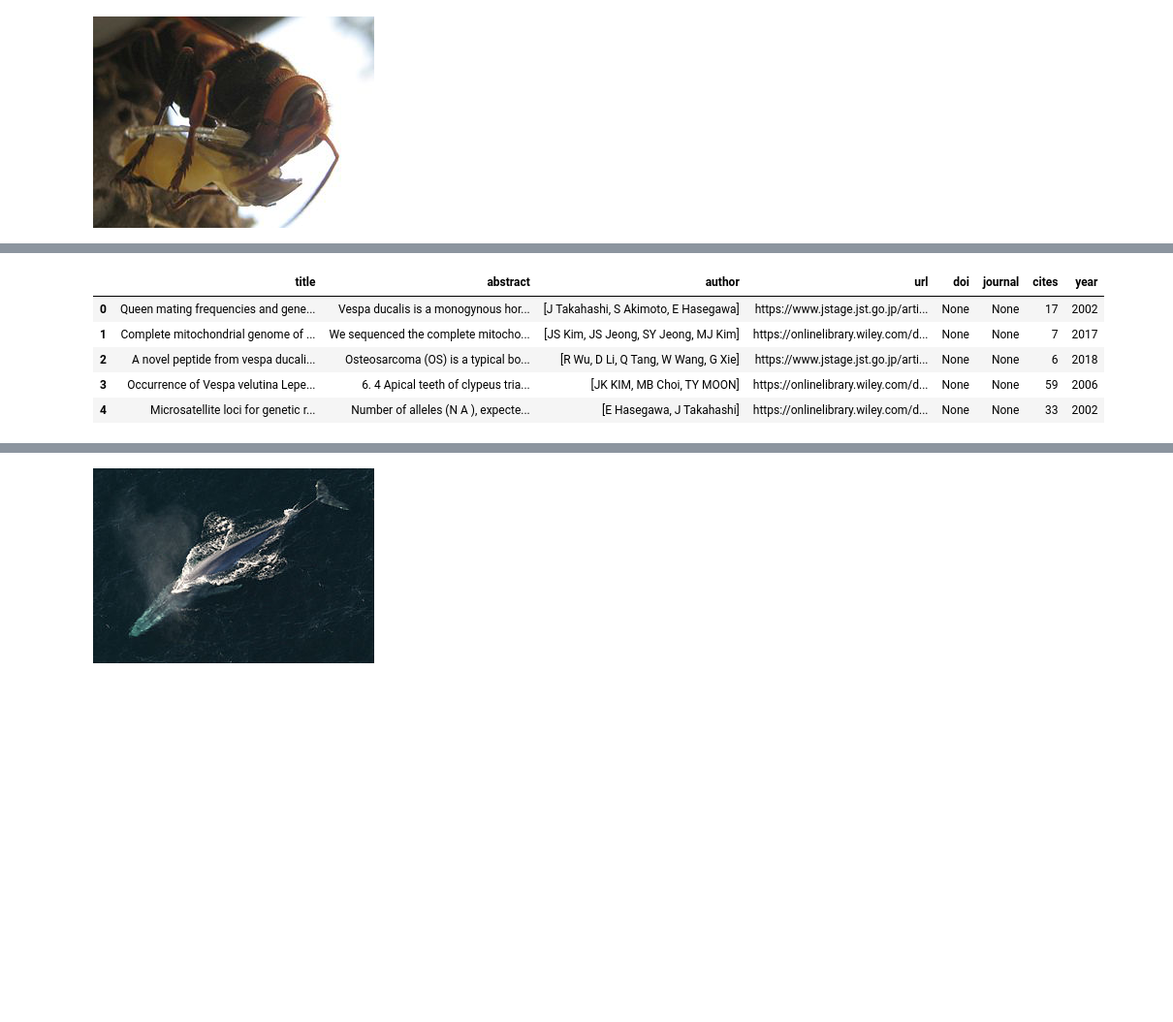
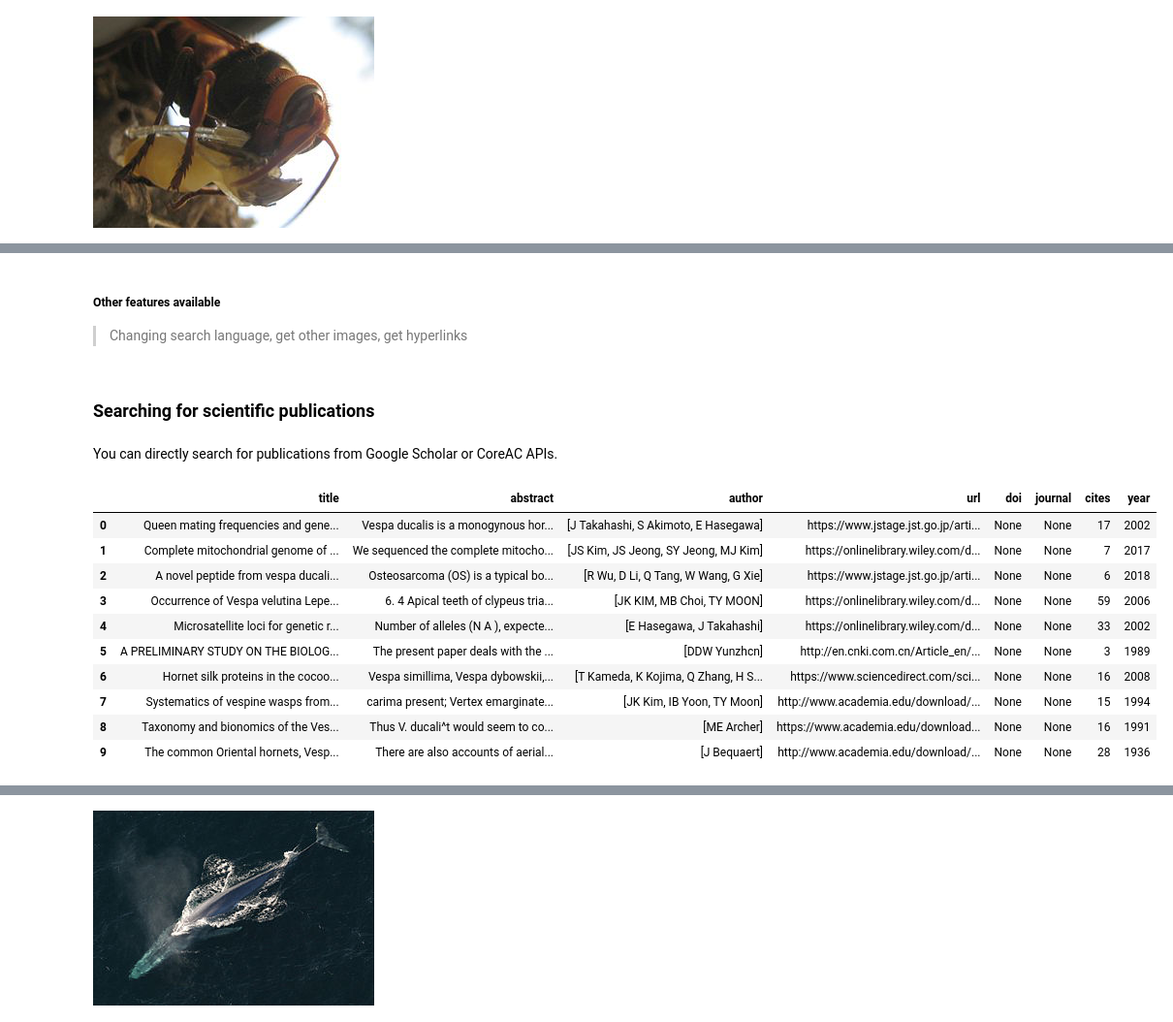
Before and after one commit to dataforgoodfr/batch8_ceebios, a Jupyter notebook: notebooks/20201010 - Pokedex python library.ipynb, the cells around one changed output, grey strips where cells are left out. Shown: that part at 97% size. Saved outputs shown, nothing was run; the diff lists cells and outputs as text; code cells hidden in the pictures; blank space fills up the shorter version.

Commit message:
Harmonizing access to google scholar and CoreAC

```diff
--- a/notebooks/20201010 - Pokedex python library.ipynb
+++ b/notebooks/20201010 - Pokedex python library.ipynb
@@ -47,9 +95,22 @@ pubs = vespa.search_publications()
-# %%
-pd.DataFrame([x.to_dict() for x in pubs])
-# %% [output]
-|  | title | abstract | author | url | doi | journal | cites | year |
-| 0 | Queen mating frequencies and gene... | Vespa ducalis is a monogynous hor... | [J Takahashi, S Akimoto, E Hasegawa] | https://www.jstage.jst.go.jp/arti... | None | None | 17 | 2002 |
-| 1 | Complete mitochondrial genome of ... | We sequenced the complete mitocho... | [JS Kim, JS Jeong, SY Jeong, MJ Kim] | https://onlinelibrary.wiley.com/d... | None | None | 7 | 2017 |
-| 2 | A novel peptide from vespa ducali... | Osteosarcoma (OS) is a typical bo... | [R Wu, D Li, Q Tang, W Wang, G Xie] | https://www.jstage.jst.go.jp/arti... | None | None | 6 | 2018 |
-| 3 | Occurrence of Vespa velutina Lepe... | 6. 4 Apical teeth of clypeus tria... | [JK KIM, MB Choi, TY MOON] | https://onlinelibrary.wiley.com/d... | None | None | 59 | 2006 |
-| 4 | Microsatellite loci for genetic r... | Number of alleles (N A ), expecte... | [E Hasegawa, J Takahashi] | https://onlinelibrary.wiley.com/d... | None | None | 33 | 2002 |
+# %% [markdown]
+##### Other features available
+> Changing search language, get other images, get hyperlinks
+# %% [markdown]
+### Searching for scientific publications
+# %% [markdown]
+You can directly search for publications from Google Scholar or CoreAC APIs.
+# %%
+publications = vespa.search_publications(n = 10,as_df = True,source = "google")
+publications
+# %% [output]
+|  | title | abstract | author | url | doi | journal | cites | year |
+| 0 | Queen mating frequencies and gene... | Vespa ducalis is a monogynous hor... | [J Takahashi, S Akimoto, E Hasegawa] | https://www.jstage.jst.go.jp/arti... | None | None | 17 | 2002 |
+| 1 | Complete mitochondrial genome of ... | We sequenced the complete mitocho... | [JS Kim, JS Jeong, SY Jeong, MJ Kim] | https://onlinelibrary.wiley.com/d... | None | None | 7 | 2017 |
+| 2 | A novel peptide from vespa ducali... | Osteosarcoma (OS) is a typical bo... | [R Wu, D Li, Q Tang, W Wang, G Xie] | https://www.jstage.jst.go.jp/arti... | None | None | 6 | 2018 |
+| 3 | Occurrence of Vespa velutina Lepe... | 6. 4 Apical teeth of clypeus tria... | [JK KIM, MB Choi, TY MOON] | https://onlinelibrary.wiley.com/d... | None | None | 59 | 2006 |
+| 4 | Microsatellite loci for genetic r... | Number of alleles (N A ), expecte... | [E Hasegawa, J Takahashi] | https://onlinelibrary.wiley.com/d... | None | None | 33 | 2002 |
+| 5 | A PRELIMINARY STUDY ON THE BIOLOG... | The present paper deals with the ... | [DDW Yunzhcn] | http://en.cnki.com.cn/Article_en/... | None | None | 3 | 1989 |
+| 6 | Hornet silk proteins in the cocoo... | Vespa simillima, Vespa dybowskii,... | [T Kameda, K Kojima, Q Zhang, H S... | https://www.sciencedirect.com/sci... | None | None | 16 | 2008 |
+| 7 | Systematics of vespine wasps from... | carima present; Vertex emarginate... | [JK Kim, IB Yoon, TY Moon] | http://www.academia.edu/download/... | None | None | 15 | 1994 |
+| 8 | Taxonomy and bionomics of the Ves... | Thus V. ducali^t would seem to co... | [ME Archer] | https://www.academia.edu/download... | None | None | 16 | 1991 |
+| 9 | The common Oriental hornets, Vesp... | There are also accounts of aerial... | [J Bequaert] | http://www.academia.edu/download/... | None | None | 28 | 1936 |
```
Also changed, not shown: parts of 38 cells of this notebook, 3 other files.
